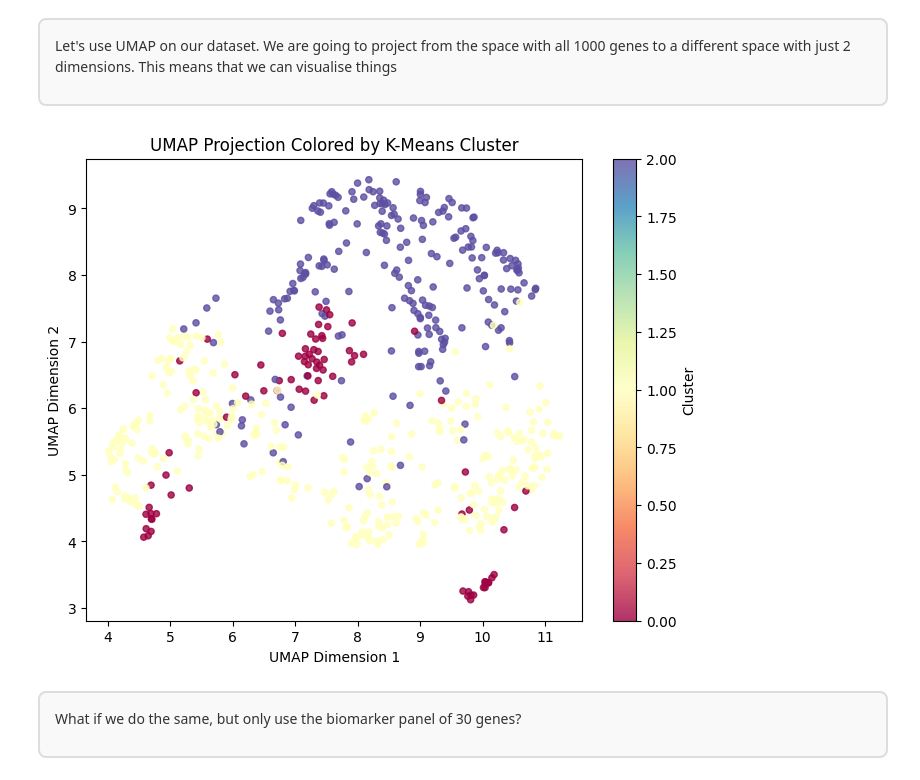
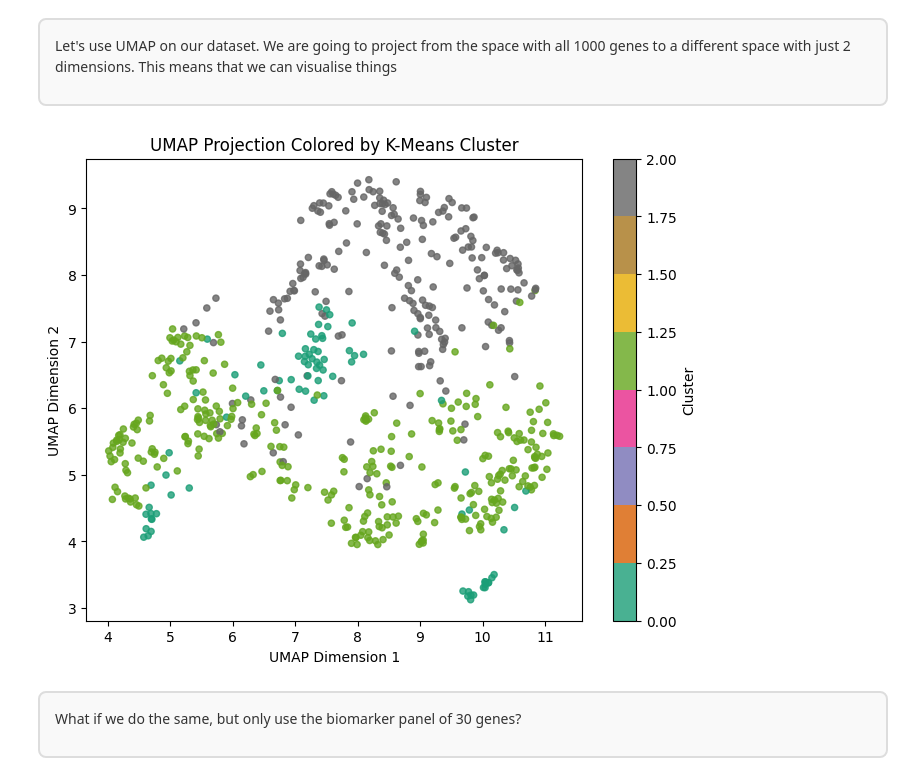
Before and after one commit to griffinfarrow/OXCEP-Precision-Dentistry, a Jupyter notebook: course_content/medicine/session_5/clustering.ipynb, the cells around one changed output. Saved outputs shown, nothing was run; the diff lists cells and outputs as text; code cells hidden in the pictures.

```diff
--- a/course_content/medicine/session_5/clustering.ipynb
+++ b/course_content/medicine/session_5/clustering.ipynb
@@ -218,33 +218,33 @@ Let's use UMAP on our dataset. We are going to project from the space with all 1
 # %%
 import umap.umap_ as umap
 import matplotlib.pyplot as plt
 import seaborn as sns
 
 # Step 1: Prepare the data
 X = df_kmeans[gene_names]
 
 # Step 2: Apply UMAP
 reducer = umap.UMAP(random_state=42)
 X_umap = reducer.fit_transform(X)  # This gives a 2D array (n_samples x 2)
 
 # Plot Results
 plt.figure(figsize=(8, 6))
 scatter = plt.scatter(
     X_umap[:, 0],         # UMAP dimension 1
     X_umap[:, 1],         # UMAP dimension 2
     c=df_kmeans['cluster'],  # Color by K-means cluster
-    cmap='Spectral',
+    cmap='Dark2',
     s=20,
     alpha=0.8
 )
 
 plt.title("UMAP Projection Colored by K-Means Cluster")
 plt.xlabel("UMAP Dimension 1")
 plt.ylabel("UMAP Dimension 2")
 plt.colorbar(scatter, label='Cluster')
 plt.show()
 # %% [output]
-[figure, old version]
+[figure, new version]
 # %% [markdown]
 <div style="border: 2px solid #ddd; background-color: #f9f9f9; padding: 15px; margin: 10px 0; border-radius: 8px; color: #333;">
 
```
Also changed, not shown: parts of 6 cells of this notebook, 1 other file.
